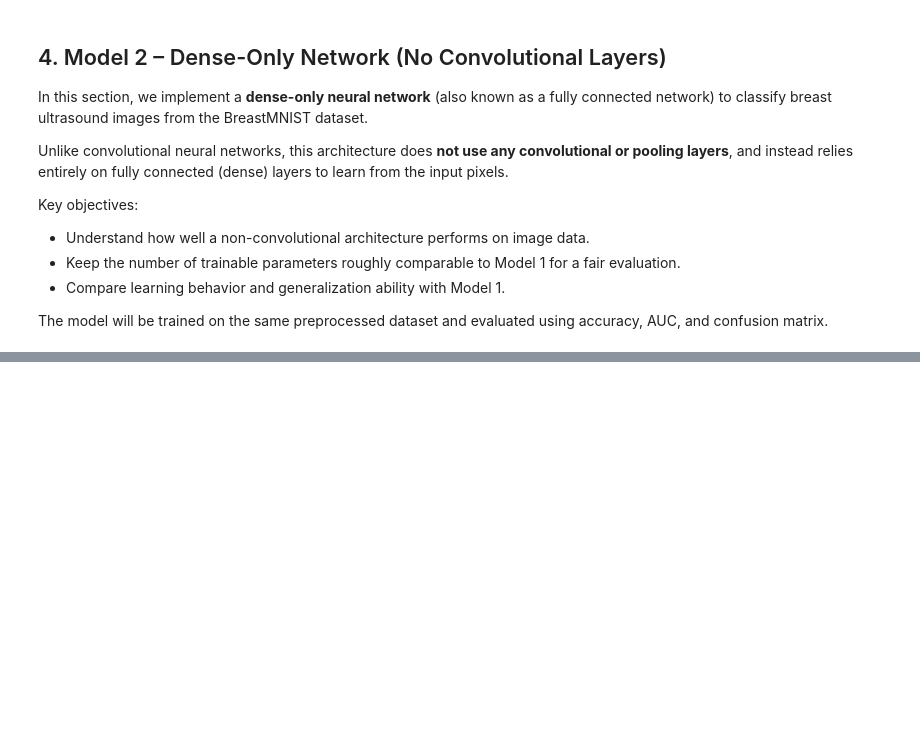
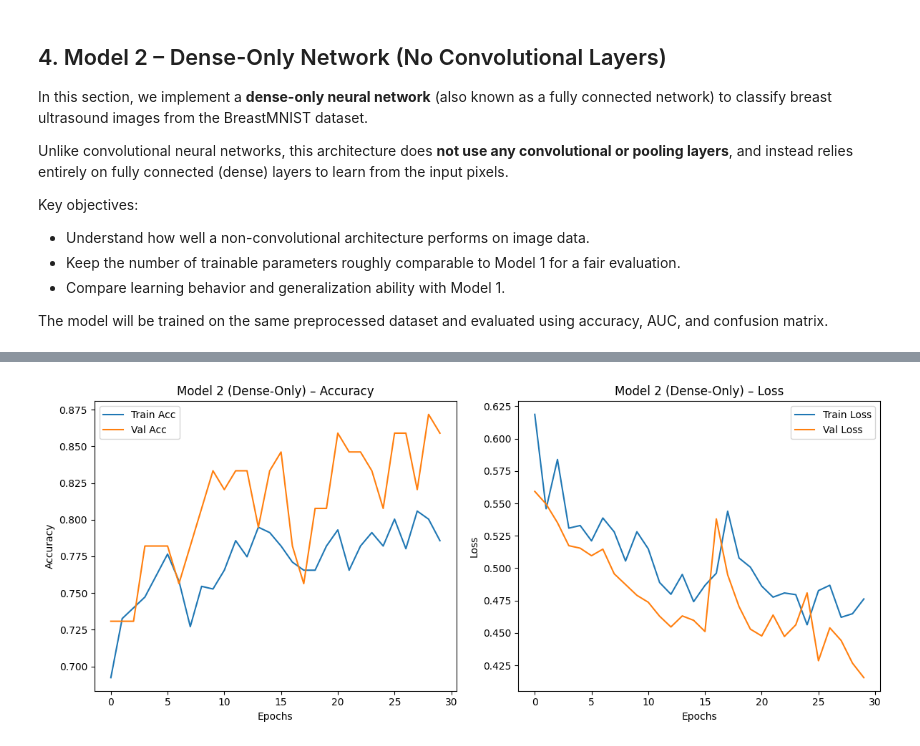
Before and after one commit to S-276/AC_50001, a Jupyter notebook: AC50001_BreastMNIST.ipynb, the cells around one changed output, grey strips where cells are left out. Saved outputs shown, nothing was run; the diff lists cells and outputs as text; code cells hidden in the pictures; blank space fills up the shorter version.

Commit message:
Model 2 update

```diff
--- a/AC50001_BreastMNIST.ipynb
+++ b/AC50001_BreastMNIST.ipynb
@@ -404,3 +404,7 @@ Epoch 29/30
 18/18 ━━━━━━━━━━━━━━━━━━━━ 0s 6ms/step - accuracy: 0.7949 - auc: 0.8106 - loss: 0.4422 - val_accuracy: 0.8718 - val_auc: 0.8200 - val_loss: 0.4267
 Epoch 30/30
 18/18 ━━━━━━━━━━━━━━━━━━━━ 0s 8ms/step - accuracy: 0.7636 - auc: 0.7466 - loss: 0.4976 - val_accuracy: 0.8590 - val_auc: 0.8195 - val_loss: 0.4155
+# %%
+plot_history(history2, title="Model 2 (Dense-Only)")
+# %% [output]
+[figure, added]
```
Also changed, not shown: parts of 1 cell of this notebook.
